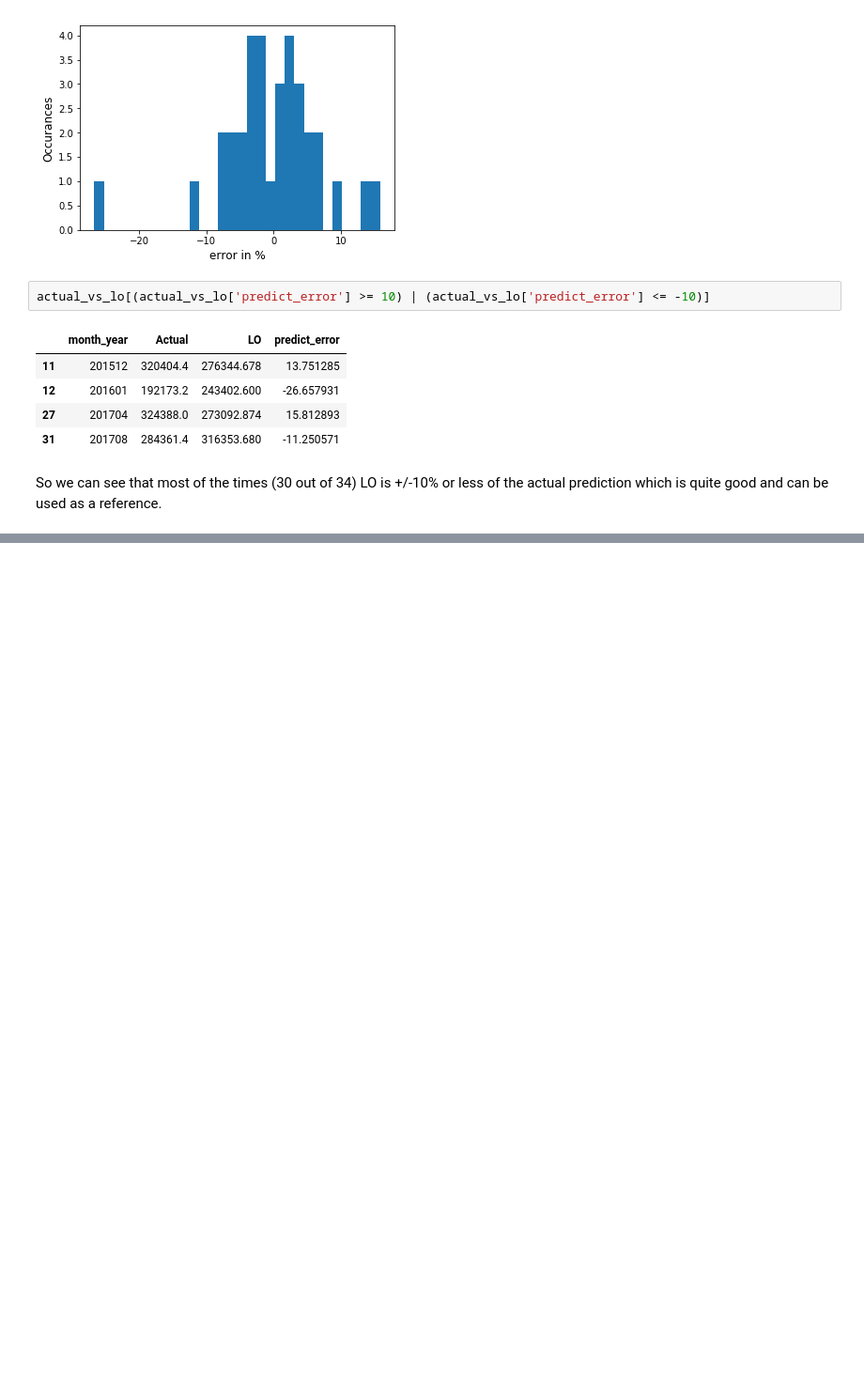
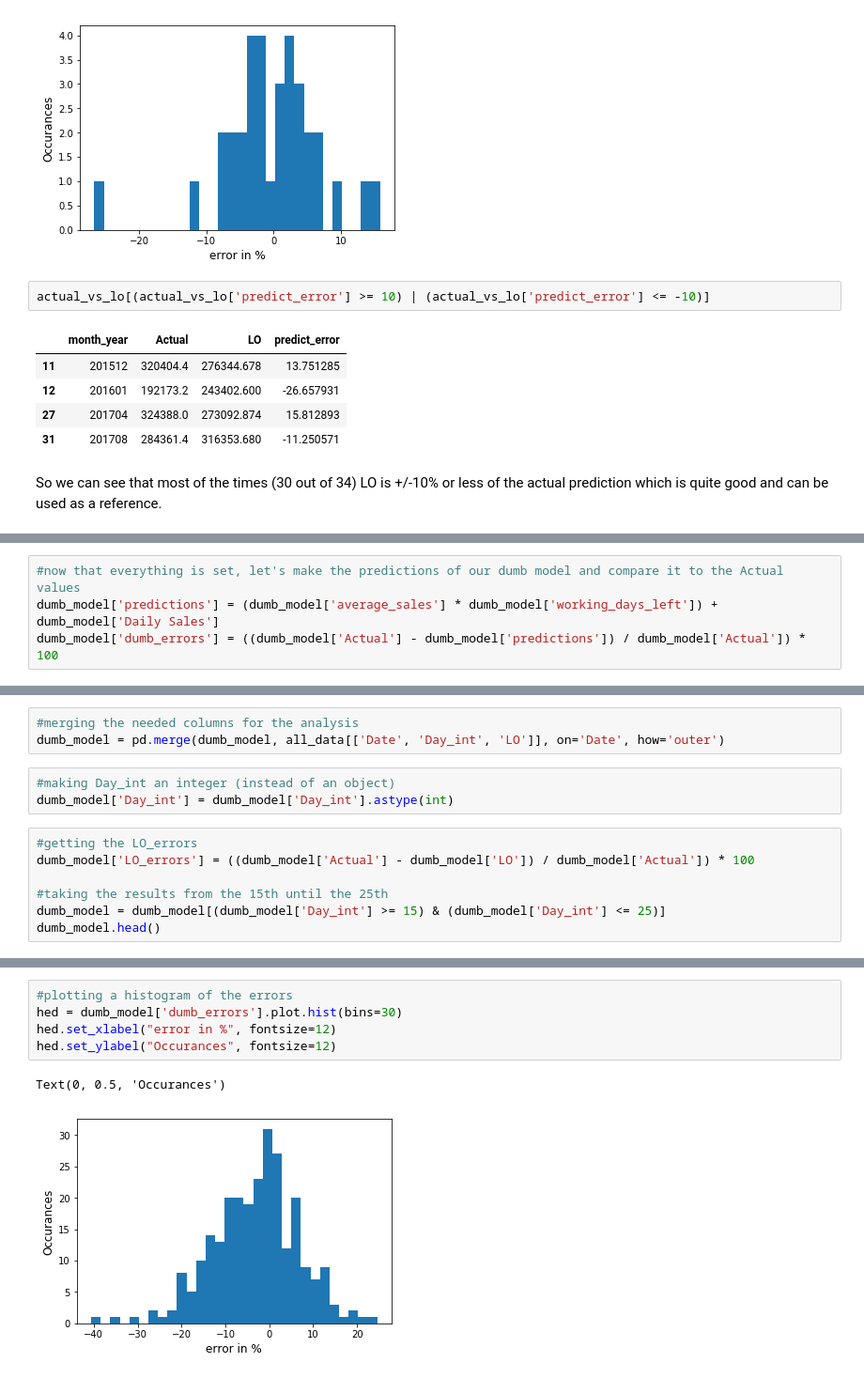
Before and after one commit to diruit/novartis_challenge, a Jupyter notebook: Data_cleaning_notebook.ipynb, the cells around one changed output, grey strips where cells are left out. Shown at 94% size. Drawn from its saved outputs; the diff is of its cells as text; blank space fills up the shorter version.

Commit message:
building the first forecast model

```diff
--- a/Data_cleaning_notebook.ipynb
+++ b/Data_cleaning_notebook.ipynb
@@ -700,0 +775,4 @@ So we can see that most of the times (30 out of 34) LO is +/-10% or less of the
+# %%
+#now that everything is set, let's make the predictions of our dumb model and compare it to the Actual values
+dumb_model['predictions'] = (dumb_model['average_sales'] * dumb_model['working_days_left']) + dumb_model['Daily Sales']
+dumb_model['dumb_errors'] = ((dumb_model['Actual'] - dumb_model['predictions']) / dumb_model['Actual']) * 100
@@ -700,0 +791,13 @@ So we can see that most of the times (30 out of 34) LO is +/-10% or less of the
+# %%
+#merging the needed columns for the analysis
+dumb_model = pd.merge(dumb_model, all_data[['Date', 'Day_int', 'LO']], on='Date', how='outer')
+# %%
+#making Day_int an integer (instead of an object)
+dumb_model['Day_int'] = dumb_model['Day_int'].astype(int)
+# %%
+#getting the LO_errors
+dumb_model['LO_errors'] = ((dumb_model['Actual'] - dumb_model['LO']) / dumb_model['Actual']) * 100
+
+#taking the results from the 15th until the 25th
+dumb_model = dumb_model[(dumb_model['Day_int'] >= 15) & (dumb_model['Day_int'] <= 25)]
+dumb_model.head()
@@ -700,0 +811,8 @@ So we can see that most of the times (30 out of 34) LO is +/-10% or less of the
+# %%
+#plotting a histogram of the errors
+hed = dumb_model['dumb_errors'].plot.hist(bins=30)
+hed.set_xlabel("error in %", fontsize=12)
+hed.set_ylabel("Occurances", fontsize=12)
+# %% [output]
+Text(0, 0.5, 'Occurances')
+[figure, added]
```
Also changed, not shown: parts of 30 cells of this notebook.
